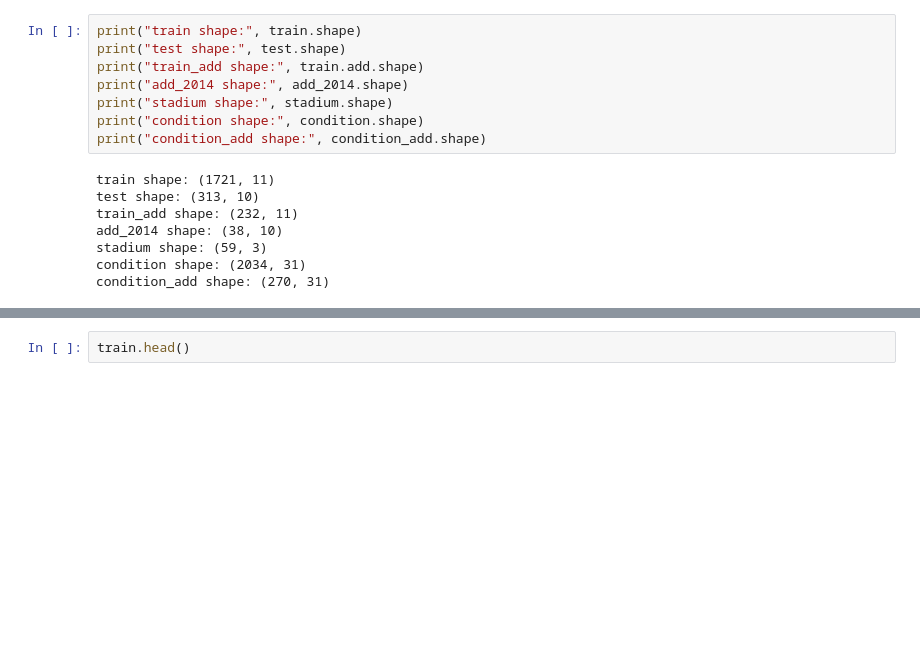
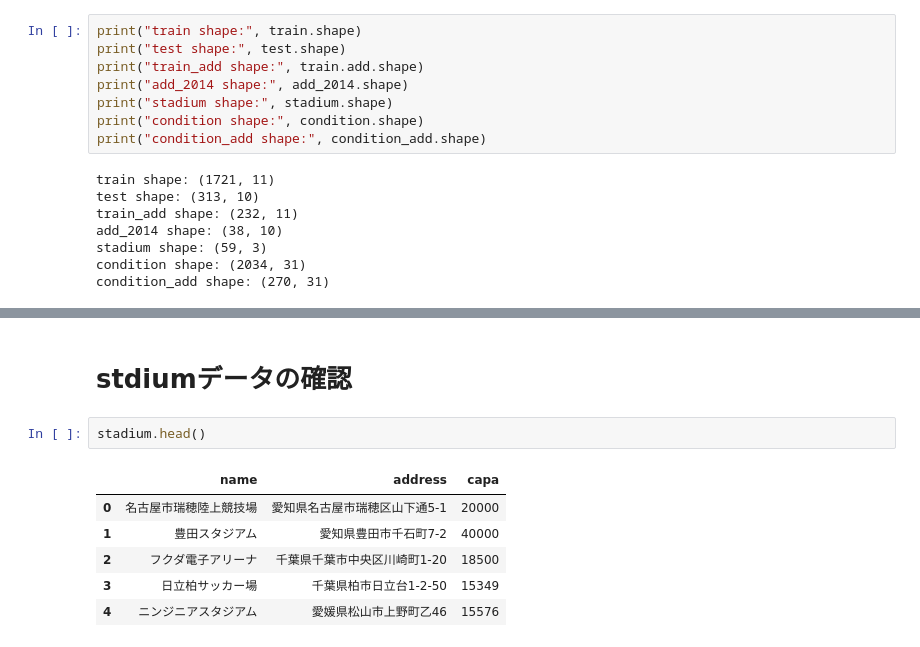
Before and after one commit to tmengineerx/j_league_customer_analysis_2014, a Jupyter notebook: notebooks/eda.ipynb, the cells around one changed output, grey strips where cells are left out. Cells and saved outputs as stored; diff of their text form; blank space fills up the shorter version.

```diff
--- a/notebooks/eda.ipynb
+++ b/notebooks/eda.ipynb
@@ -46,2 +82,11 @@ condition_add shape: (270, 31)
+# %% [markdown]
+# stdiumデータの確認
 # %%
-train.head()
+stadium.head()
+# %% [output]
+|  | name | address | capa |
+| 0 | 名古屋市瑞穂陸上競技場 | 愛知県名古屋市瑞穂区山下通5-1 | 20000 |
+| 1 | 豊田スタジアム | 愛知県豊田市千石町7-2 | 40000 |
+| 2 | フクダ電子アリーナ | 千葉県千葉市中央区川崎町1-20 | 18500 |
+| 3 | 日立柏サッカー場 | 千葉県柏市日立台1-2-50 | 15349 |
+| 4 | ニンジニアスタジアム | 愛媛県松山市上野町乙46 | 15576 |
```
Also changed, not shown: parts of 13 cells of this notebook, 2 other files.
